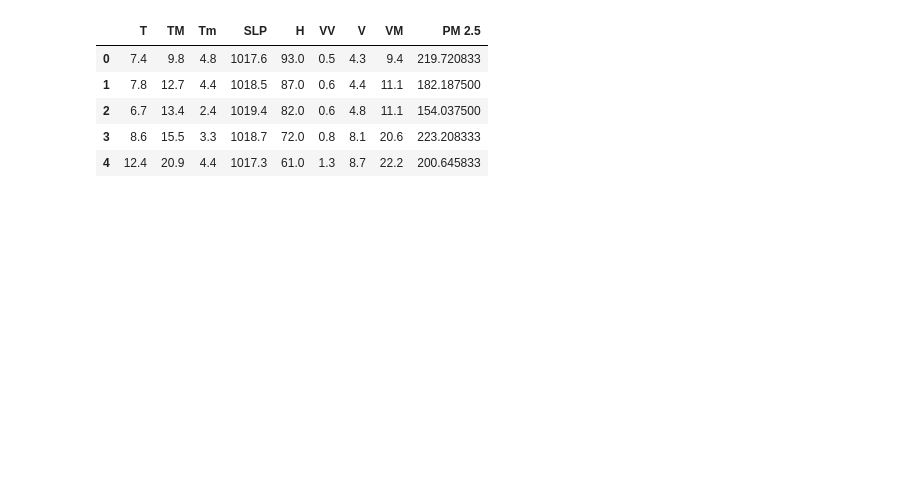
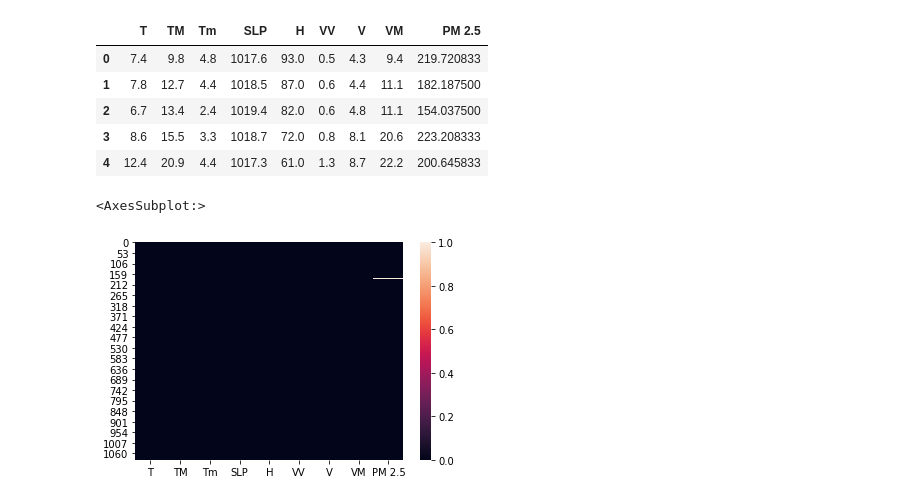
Before and after one commit to rishabhs-s/Air-Quality-ML, a Jupyter notebook: Ridge and lasso regression.ipynb, the cells around one changed output. Cells and saved outputs as stored; diff of their text form; code cells hidden in the pictures; blank space fills up the shorter version.

```diff
--- a/Ridge and lasso regression.ipynb
+++ b/Ridge and lasso regression.ipynb
@@ -14,3 +14,8 @@ data.head()
 | 2 | 6.7 | 13.4 | 2.4 | 1019.4 | 82.0 | 0.6 | 4.8 | 11.1 | 154.037500 |
 | 3 | 8.6 | 15.5 | 3.3 | 1018.7 | 72.0 | 0.8 | 8.1 | 20.6 | 223.208333 |
 | 4 | 12.4 | 20.9 | 4.4 | 1017.3 | 61.0 | 1.3 | 8.7 | 22.2 | 200.645833 |
+# %%
+sns.heatmap(data.isnull())
+# %% [output]
+<AxesSubplot:>
+[figure, added]
```
Also changed, not shown: parts of 28 cells of this notebook.
